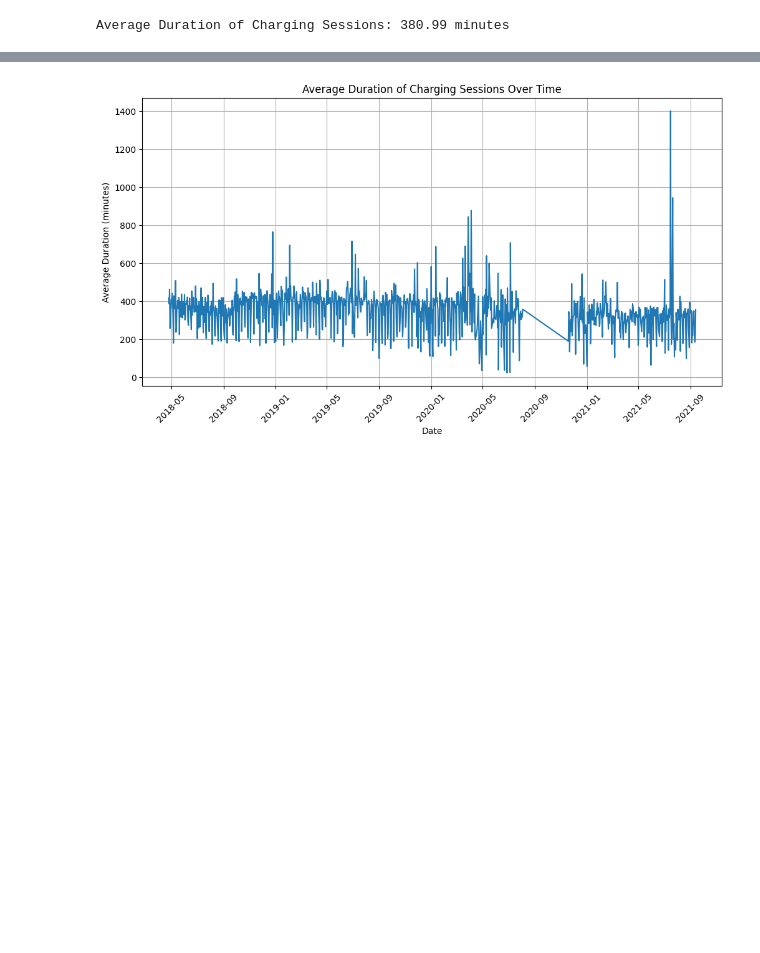
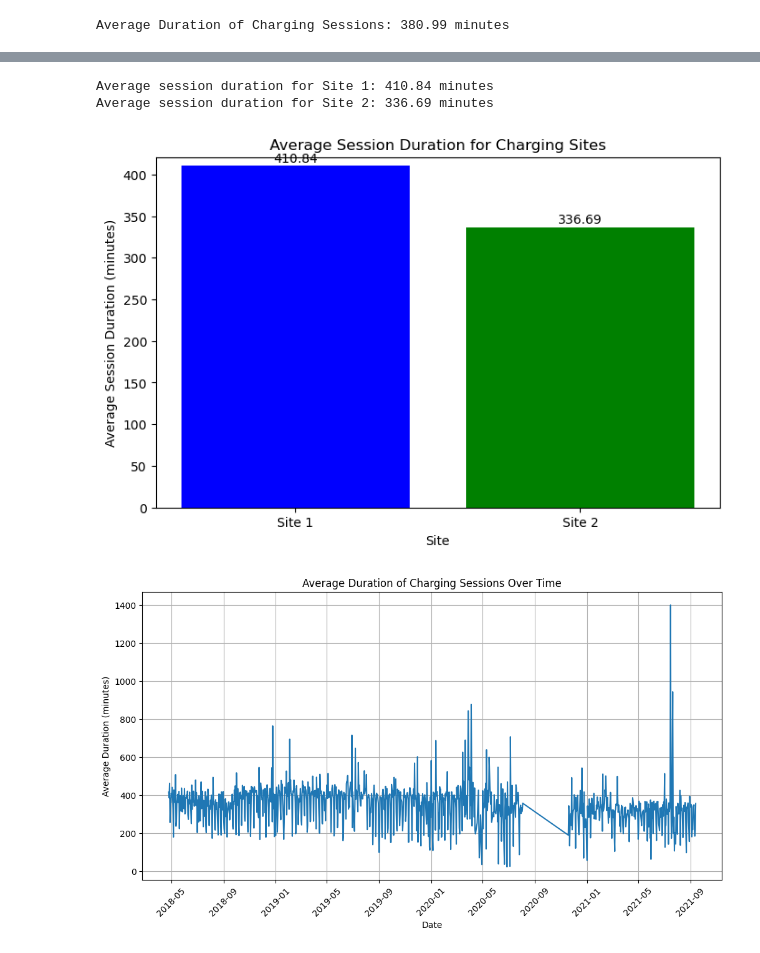
Before and after one commit to JanRkck/AA24, a Jupyter notebook: KPIs.ipynb, the cells around one changed output, grey strips where cells are left out. Drawn from its saved outputs; the diff is of its cells as text; code cells hidden in the pictures; blank space fills up the shorter version.

```diff
--- a/KPIs.ipynb
+++ b/KPIs.ipynb
@@ -100,3 +347,19 @@ Average Duration of Charging Sessions: 380.99 minutes
+# %%
+# Calculate the average session duration for Site 1
+avg_duration_site1 = calculate_average_session_duration(1, data)
+print(f"Average session duration for Site 1: {avg_duration_site1:.2f} minutes")
+
+# Calculate the average session duration for Site 2
+avg_duration_site2 = calculate_average_session_duration(2, data)
+print(f"Average session duration for Site 2: {avg_duration_site2:.2f} minutes")
+# %% [output]
+Average session duration for Site 1: 410.84 minutes
+Average session duration for Site 2: 336.69 minutes
+# %%
+# Plot the average session duration for both sites
+plot_avg_session_duration(avg_durations, sites)
+# %% [output]
+[figure, added]
 # %%
 # Group by day and calculate the average duration for each day
 data['date'] = data['connectionTime'].dt.date
```
Also changed, not shown: parts of 17 cells of this notebook.
